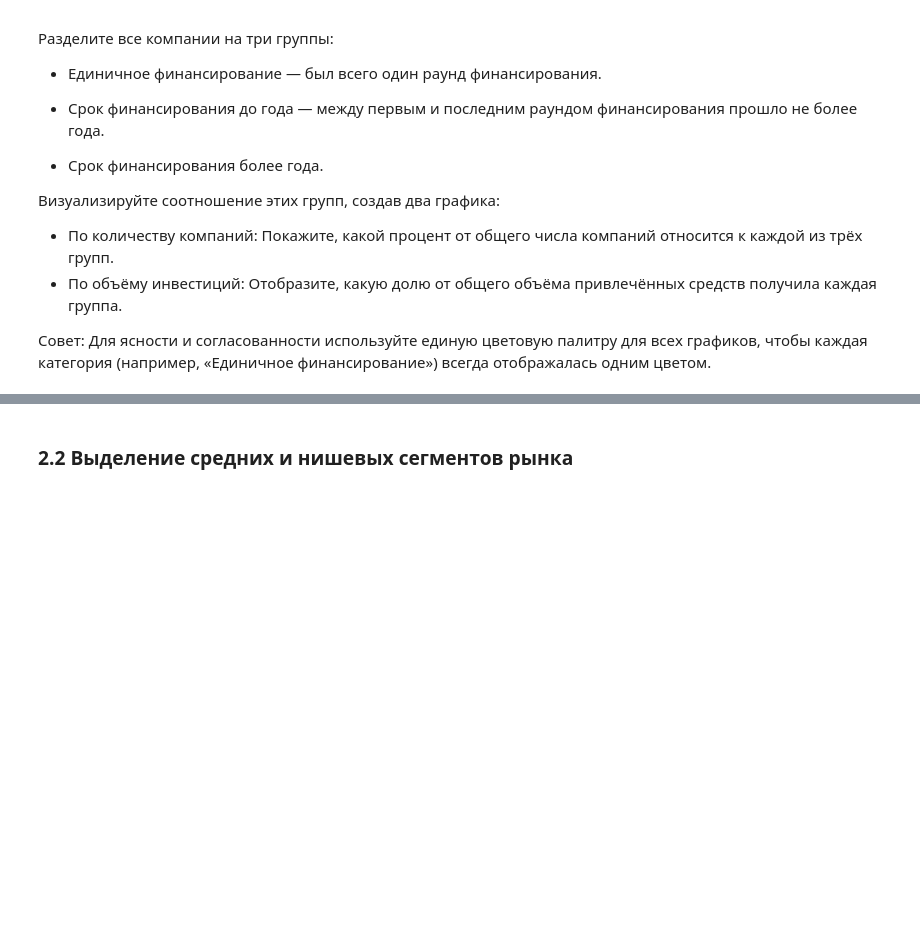
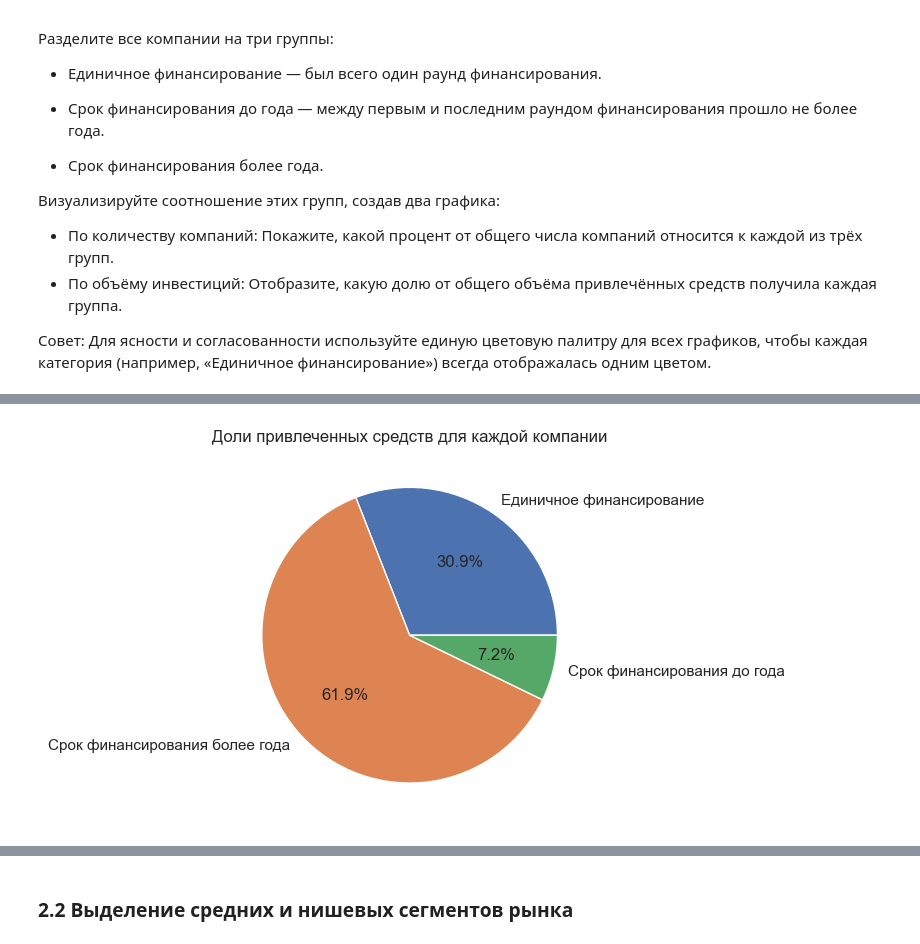
Before and after one commit to CAH0/startup-funding-analysis, a Jupyter notebook: startup_funding_analysis.ipynb, the cells around one changed output, grey strips where cells are left out. Drawn from its saved outputs; the diff is of its cells as text; code cells hidden in the pictures; blank space fills up the shorter version.

```diff
--- a/startup_funding_analysis.ipynb
+++ b/startup_funding_analysis.ipynb
@@ -430,0 +446,14 @@ readInv.loc[readInv['count_days'] > 365, 'company_type'] = 'Срок финан
+# %%
+data = readInv.groupby('company_type')['funding_total_usd'].sum()
+data = data/data.sum()*100
+
+data.plot(
+    kind='pie',
+    title = 'Доли привлеченных средств для каждой компании',
+    autopct='%1.1f%%',
+)
+
+plt.ylabel('')
+plt.show()
+# %% [output]
+[figure, added]
```
Also changed, not shown: parts of 2 cells of this notebook.
